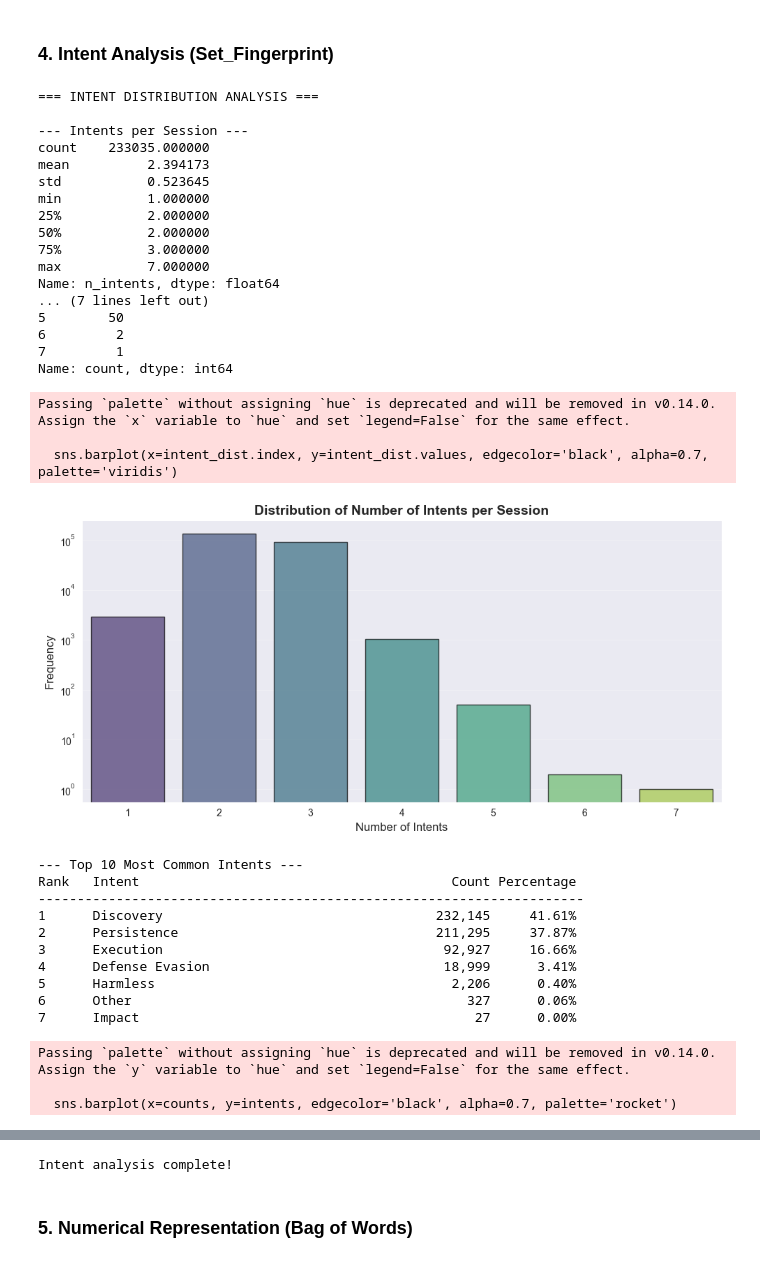
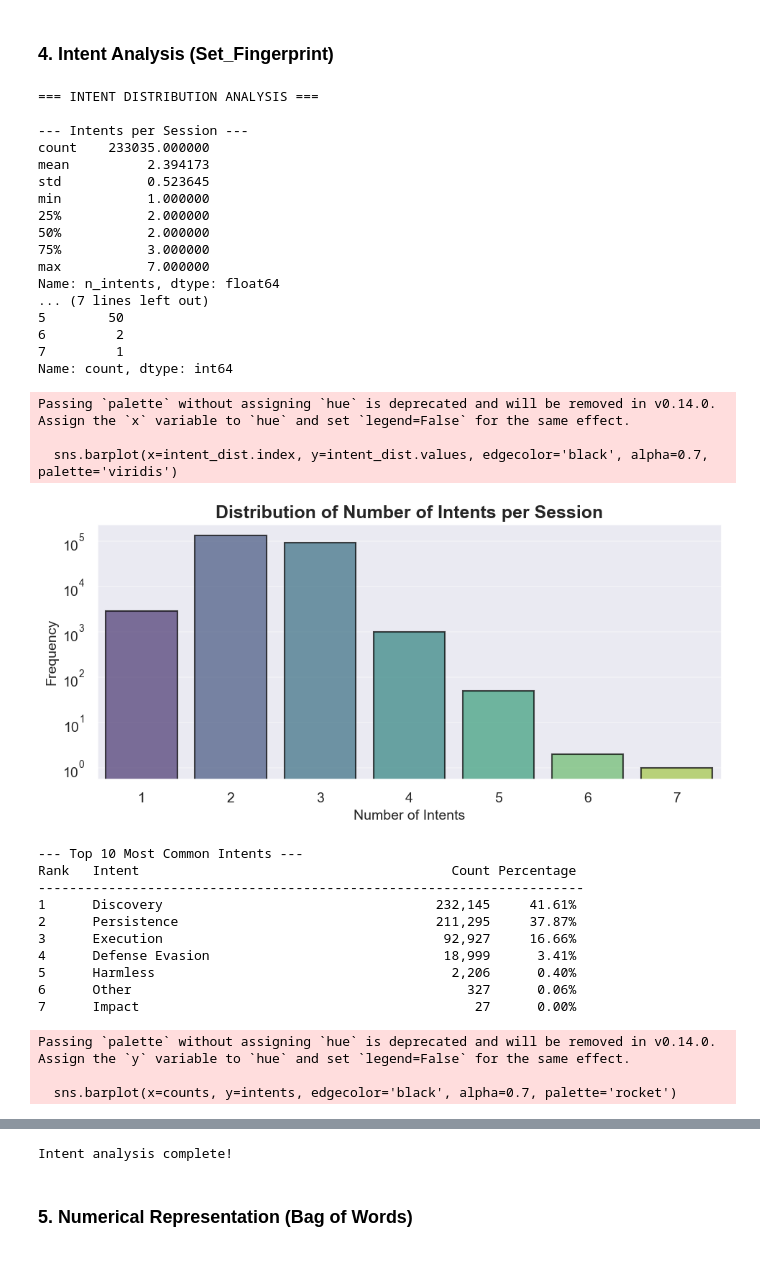
Before and after one commit to SteLib/ML-ssh-session-classifier, a Jupyter notebook: section_1_pre_processing.ipynb, the cells around one changed output, grey strips where cells are left out. Saved outputs shown, nothing was run; the diff lists cells and outputs as text; code cells hidden in the pictures.

```diff
--- a/section_1_pre_processing.ipynb
+++ b/section_1_pre_processing.ipynb
@@ -552,9 +546,9 @@ print(df['n_intents'].value_counts().head(10))
 plt.figure(figsize=(10, 5))
 intent_dist = df['n_intents'].value_counts().sort_index()
 sns.barplot(x=intent_dist.index, y=intent_dist.values, edgecolor='black', alpha=0.7, palette='viridis')
-plt.title('Distribution of Number of Intents per Session', fontsize=14, fontweight='bold')
-plt.xlabel('Number of Intents', fontsize=12)
-plt.ylabel('Frequency', fontsize=12)
+plt.title('Distribution of Number of Intents per Session', fontsize=18, fontweight='bold')
+plt.xlabel('Number of Intents', fontsize=14)
+plt.ylabel('Frequency', fontsize=14)
 plt.yscale('log')
 plt.grid(axis='y', alpha=0.3)
 plt.tight_layout()
@@ -582,9 +576,9 @@ counts = [count for intent, count in top_10_intents]
 
 plt.figure(figsize=(12, 6))
 sns.barplot(x=counts, y=intents, edgecolor='black', alpha=0.7, palette='rocket')
-plt.xlabel('Frequency', fontsize=12)
+plt.xlabel('Frequency', fontsize=14)
 plt.xscale('log')
-plt.title('Top Most Common Intents', fontsize=14, fontweight='bold')
+plt.title('Top Most Common Intents', fontsize=18, fontweight='bold')
 plt.grid(axis='x', alpha=0.3)
 plt.tight_layout()
 plt.show()
@@ -623,9 +617,9 @@ df_time_series['date'] = pd.to_datetime(df_time_series['date'])
 # Plot time series for top 7 intents
 plt.figure(figsize=(12, 6))
 sns.lineplot(data=df_time_series, x='date', y='count', hue='intent', alpha=0.7)
-plt.title('Intents Over Time', fontsize=14, fontweight='bold')
-plt.xlabel('Date', fontsize=12)
-plt.ylabel('Number of Sessions', fontsize=12)
+plt.title('Intents Over Time', fontsize=18, fontweight='bold')
+plt.xlabel('Date', fontsize=14)
+plt.ylabel('Number of Sessions', fontsize=14)
 plt.legend(loc='best', bbox_to_anchor=(1.05, 1))
 plt.grid(True, alpha=0.3)
 plt.tight_layout()
@@ -633,37 +627,37 @@ plt.show()
 
 # Plot ECDF
 sns.ecdfplot(data=df, x='n_intents', log_scale=True)
 
-plt.title('ECDF: Number of Intents per Session', fontsize=14, fontweight='bold')
-plt.xlabel('Number of Intents (Log Scale)', fontsize=12)
-plt.ylabel('Proportion of Sessions', fontsize=12)
+plt.title('ECDF: Number of Intents per Session', fontsize=18, fontweight='bold')
+plt.xlabel('Number of Intents (Log Scale)', fontsize=14)
+plt.ylabel('Proportion of Sessions', fontsize=14)
 plt.grid(True, which="both", alpha=0.3)
 plt.tight_layout()
 plt.show()
 
 print("\nIntent analysis complete!")
 # %% [output]
 === INTENT DISTRIBUTION ANALYSIS ===
 
 --- Intents per Session ---
 count    233035.000000
 mean          2.394173
 std           0.523645
 min           1.000000
 25%           2.000000
 50%           2.000000
 75%           3.000000
 max           7.000000
 Name: n_intents, dtype: float64
 ... (7 lines left out)
 5        50
 6         2
 7         1
 Name: count, dtype: int64
 Passing `palette` without assigning `hue` is deprecated and will be removed in v0.14.0. Assign the `x` variable to `hue` and set `legend=False` for the same effect.
 
   sns.barplot(x=intent_dist.index, y=intent_dist.values, edgecolor='black', alpha=0.7, palette='viridis')
-[figure, old version]
+[figure, new version]
 --- Top 10 Most Common Intents ---
 Rank   Intent                                        Count Percentage
 ----------------------------------------------------------------------
```
Also changed, not shown: parts of 4 cells of this notebook, 2 other files.
